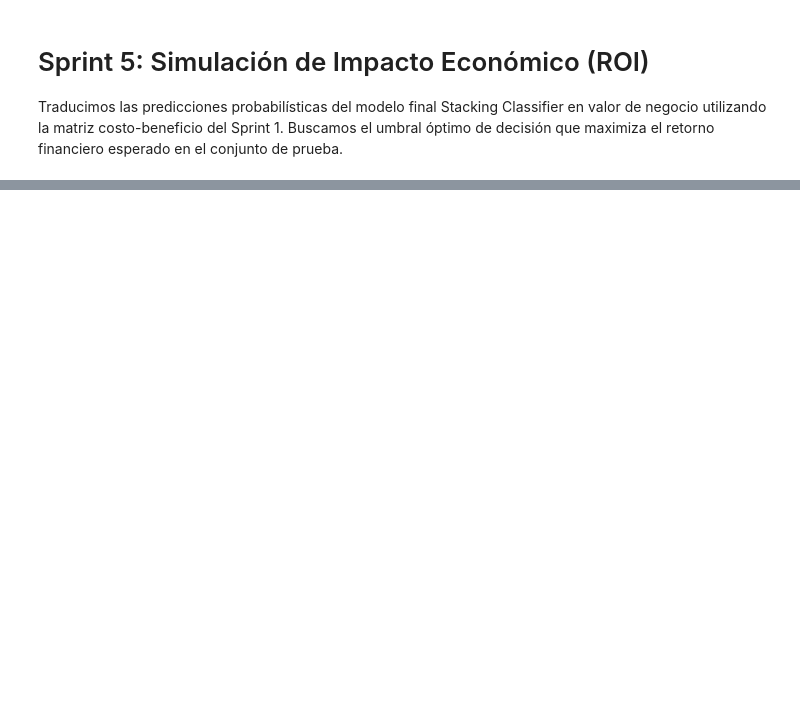
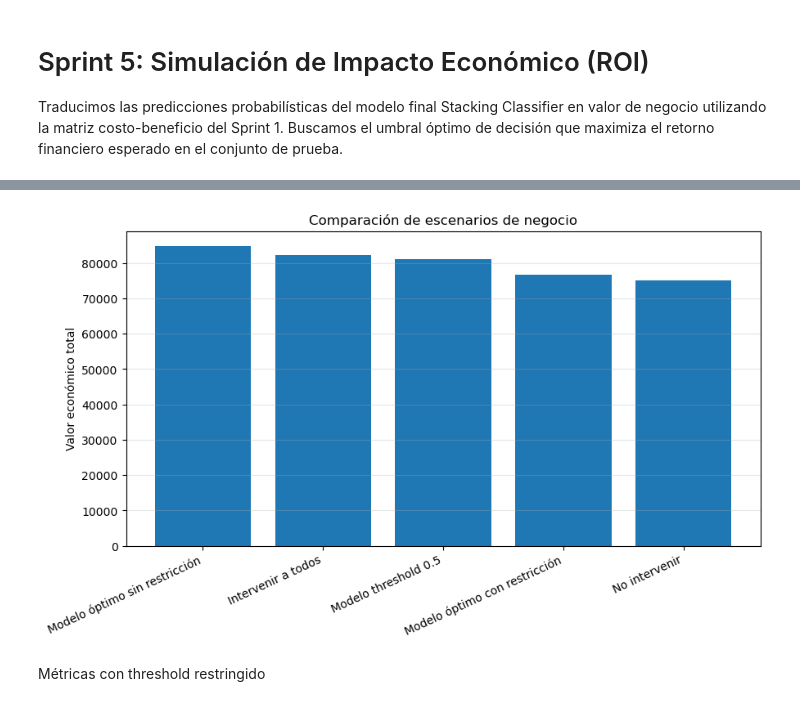
Before and after one commit to pucp-datanalytics/dp261-g7, a Jupyter notebook: notebooks/15_business_value.ipynb, the cells around one changed output, grey strips where cells are left out. Cells and saved outputs as stored; diff of their text form; code cells hidden in the pictures; blank space fills up the shorter version.

```diff
--- a/notebooks/15_business_value.ipynb
+++ b/notebooks/15_business_value.ipynb
@@ -58,0 +286,8 @@ Valor máximo esperado en test: USD -20,300.00
+# %%
+best_unrestricted = df_thresholds.loc[
+    df_thresholds["valor_total"].idxmax()
+]
+
+print("Threshold óptimo sin restricción:", round(best_unrestricted["threshold"], 2))
+print("Valor sin restricción:", round(best_unrestricted["valor_total"], 2))
+print("% intervenido:", round(best_unrestricted["pct_intervenido"] * 100, 2), "%")
@@ -71,0 +562,18 @@ plt.show()
+# %%
+plt.figure(figsize=(10, 5))
+
+plt.bar(
+    df_escenarios["escenario"],
+    df_escenarios["valor_total"]
+)
+
+plt.xticks(rotation=25, ha="right")
+plt.ylabel("Valor económico total")
+plt.title("Comparación de escenarios de negocio")
+plt.grid(axis="y", alpha=0.3)
+
+plt.show()
+# %% [output]
+[figure, added]
+# %% [markdown]
+Métricas con threshold restringido
```
Also changed, not shown: parts of 35 cells of this notebook, 2 other files.
